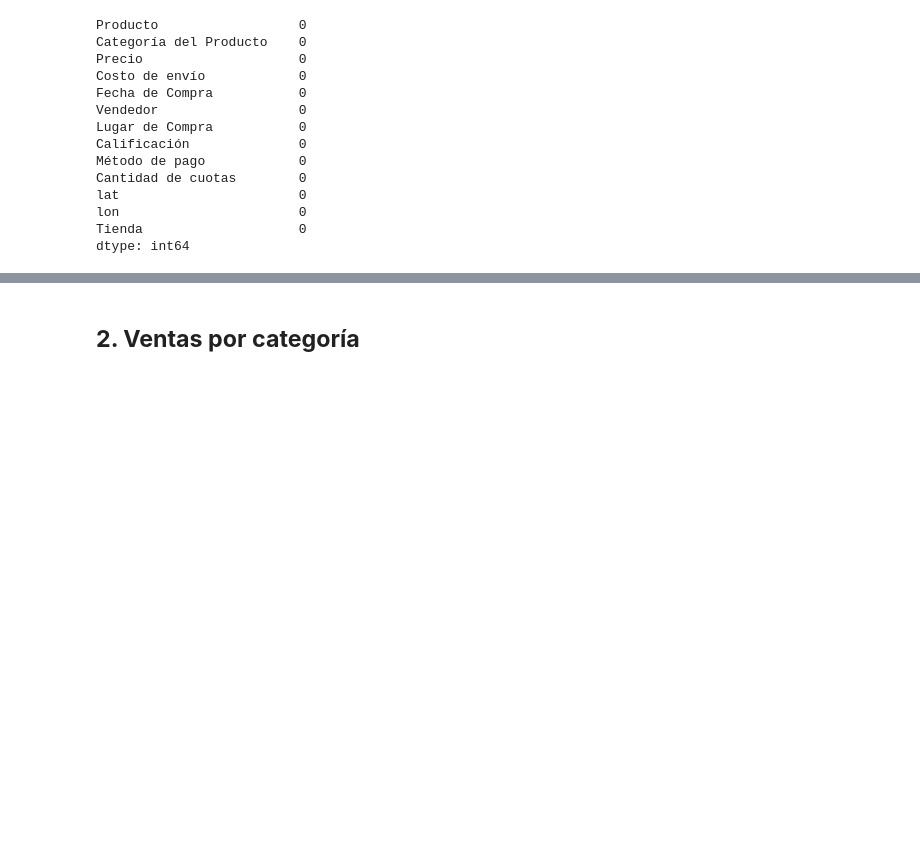
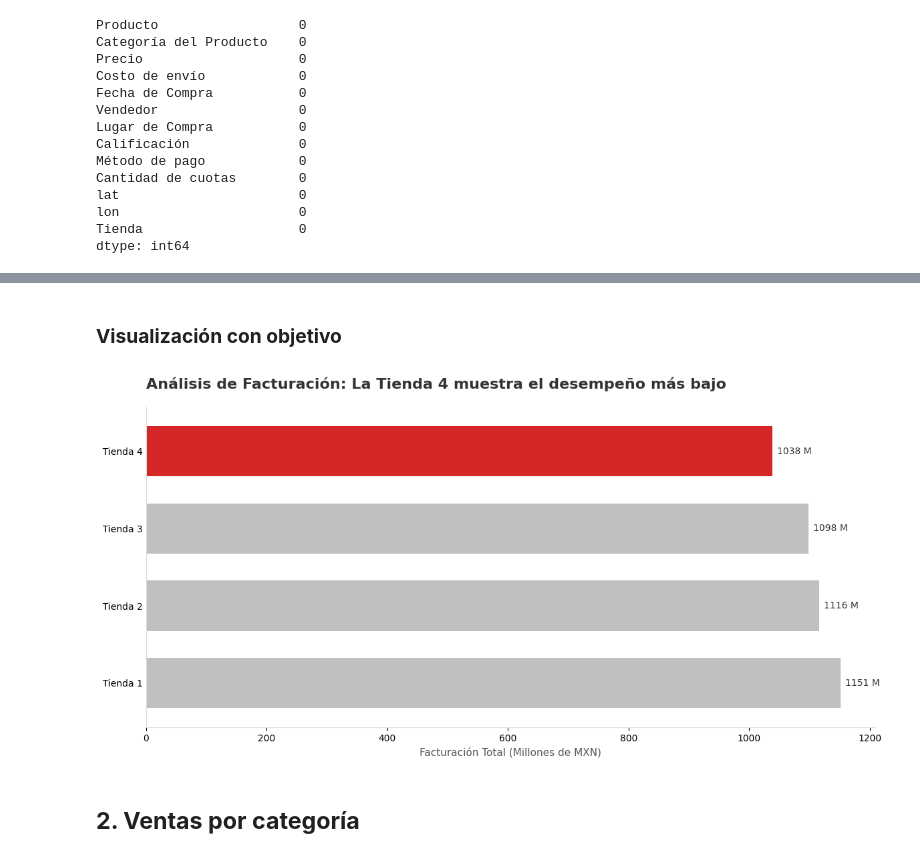
Before and after one commit to Kevevt/Sale_of_a_store, a Jupyter notebook: ONE_Challenge1_Juan_Tienda.ipynb, the cells around one changed output, grey strips where cells are left out. Drawn from its saved outputs; the diff is of its cells as text; code cells hidden in the pictures; blank space fills up the shorter version.

```diff
--- a/ONE_Challenge1_Juan_Tienda.ipynb
+++ b/ONE_Challenge1_Juan_Tienda.ipynb
@@ -111,2 +121,40 @@ dtype: int64
+# %% [markdown]
+### **Visualización con objetivo**
+# %%
+import matplotlib.pyplot as plt
+
+df_plot = tiendas_graf_factura.copy()
+df_plot['Precio'] = df_plot['Precio'] / 1_000_000
+
+df_plot = df_plot.sort_values('Precio', ascending=False)
+
+colores = ['#C0C0C0'] * (len(df_plot) - 1) + ['#D62728']
+
+fig, ax = plt.subplots(figsize=(12, 6))
+
+df_plot.plot(kind='barh', y='Precio', ax=ax, color=colores, width=0.65, legend=False)
+
+ax.set_title('Análisis de Facturación: La Tienda 4 muestra el desempeño más bajo',
+             loc='left', fontsize=16, fontweight='bold', color='#333333', pad=20)
+
+ax.set_xlabel('Facturación Total (Millones de MXN)', fontsize=11, color='#555555')
+ax.set_ylabel('')
+
+ax.spines['top'].set_visible(False)
+ax.spines['right'].set_visible(False)
+ax.spines['left'].set_color('#DDDDDD')
+ax.spines['bottom'].set_color('#DDDDDD')
+
+ax.tick_params(axis='y', length=0)
+
+for container in ax.containers:
+
+    ax.bar_label(container, fmt='%.0f M', padding=5, fontsize=10, color='#333333')
+
+plt.tight_layout()
+
+plt.show()
+# %% [output]
+[figure, added]
 # %% [markdown]
 ## **2. Ventas por categoría**
```
Also changed, not shown: parts of 31 cells of this notebook.
